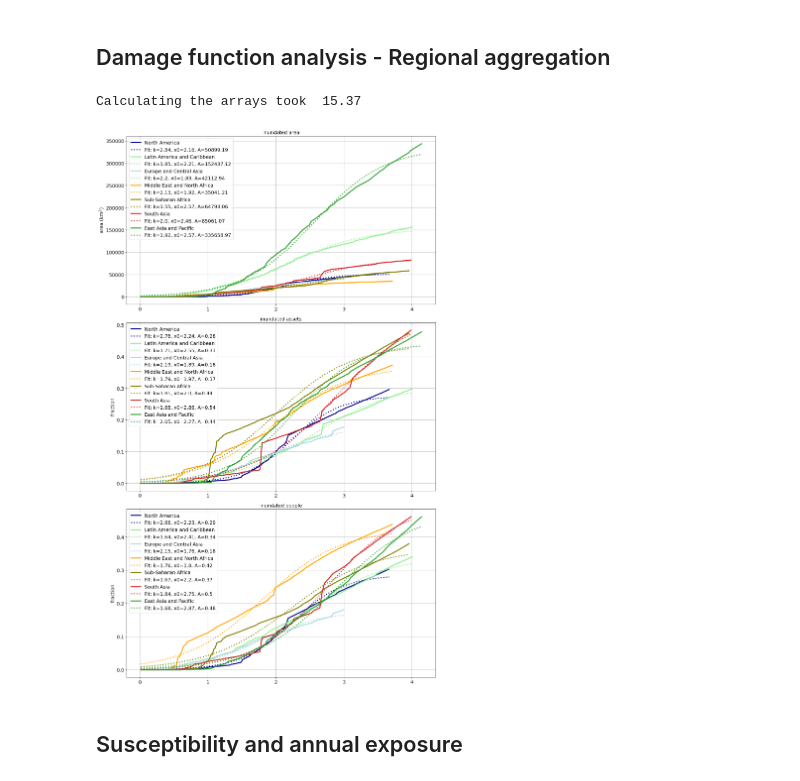
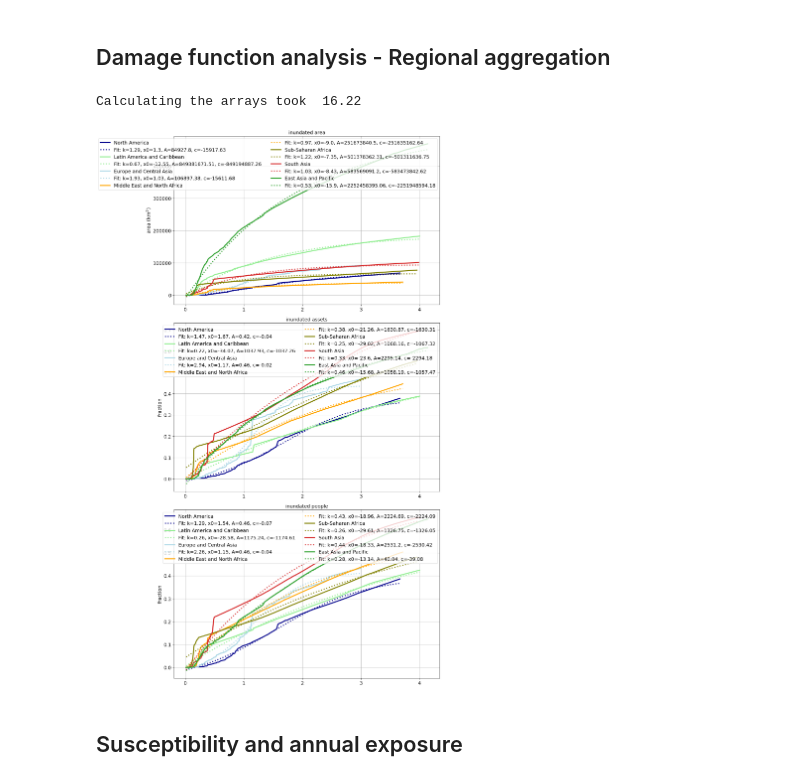
Before and after one commit to lnnrtrmm/FRISIA, a Jupyter notebook: processing/createNewAggregation_SLIIDERS.ipynb, the cells around one changed output. Saved outputs shown, nothing was run; the diff lists cells and outputs as text; code cells hidden in the pictures.

Commit message:
Updating input data to assume inundation when below 1-in-1 year retur height

```diff
--- a/processing/createNewAggregation_SLIIDERS.ipynb
+++ b/processing/createNewAggregation_SLIIDERS.ipynb
@@ -182,6 +182,7 @@ surge10 = seg_surges[:,0]
 surge100 = seg_surges[:,1]
 surge1000 = seg_surges[:,2]
 surge10000 = seg_surges[:,3]
+surge1 = surge10 - (surge100 - surge10) # approximate the 1-in-1 year return height
 
 global_pop = np.sum(seg_mask[np.newaxis,:,np.newaxis] * seg_pop, axis=1)
 global_cap = np.sum(seg_mask[np.newaxis,:,np.newaxis] * seg_cap, axis=1)
@@ -310,6 +311,7 @@ regional_slr = np.zeros((nreg,n_time_ext,nsce))
 
 coast_length_by_region = np.zeros((nreg))
 dike_height_by_region = np.zeros((nreg))
+surge1_by_region = np.zeros((nreg))
 surge10_by_region = np.zeros((nreg))
 surge100_by_region = np.zeros((nreg))
 surge1000_by_region = np.zeros((nreg))
@@ -369,6 +371,7 @@ for i, region in enumerate(seg_region):
             regional_slr[ireg,:,:] += local_SLRs[:,i,:] * seg_pop[:,i,:]
             coast_length_by_region[ireg] += seg_length[i]
             dike_height_by_region[ireg] += seg_H_init[i] * seg_length[i]
+            surge1_by_region[ireg] += surge1[i] * seg_length[i]
             surge10_by_region[ireg] += surge10[i] * seg_length[i]
             surge100_by_region[ireg] += surge100[i] * seg_length[i]
             surge1000_by_region[ireg] += surge1000[i] * seg_length[i]
@@ -390,7 +393,6 @@ surge10_by_region = surge10_by_region / coast_length_by_region
 surge100_by_region = surge100_by_region / coast_length_by_region
 surge1000_by_region = surge1000_by_region / coast_length_by_region
 surge10000_by_region = surge10000_by_region / coast_length_by_region
-surge1_by_region = surge10_by_region - (surge100_by_region - surge10_by_region)
 
 regional_wt_MG = regional_wt_MG / regional_pop[:,0,0]
 regional_wt_GIS = regional_wt_GIS / regional_pop[:,0,0]
@@ -483,27 +485,26 @@ start = timer.time()
 for islr in range(n_time_ext):
     lsl = local_SLRs[islr,:,-1]
 
-    inundated_regional_area[:, islr]   = np.bincount(regional_mask, weights=np.where(seg_mask, calc_flooding_SLIIDERS(lsl, seg_H_init, area), 0.0))
-    inundated_regional_people[:, islr] = np.bincount(regional_mask, weights=np.where(seg_mask, calc_flooding_SLIIDERS(lsl, seg_H_init, pop_init), 0.0)) / regional_pop[:,0,0]
-    inundated_regional_assets[:, islr] = np.bincount(regional_mask, weights=np.where(seg_mask, calc_flooding_SLIIDERS(lsl, seg_H_init, cap_init), 0.0)) / regional_cap[:,0,0]
+    inundated_regional_area[:, islr]   = np.bincount(regional_mask, weights=np.where(seg_mask, calc_flooding_SLIIDERS(lsl+surge1, seg_H_init, area), 0.0))
+    inundated_regional_people[:, islr] = np.bincount(regional_mask, weights=np.where(seg_mask, calc_flooding_SLIIDERS(lsl+surge1, seg_H_init, pop_init), 0.0)) / regional_pop[:,0,0]
+    inundated_regional_assets[:, islr] = np.bincount(regional_mask, weights=np.where(seg_mask, calc_flooding_SLIIDERS(lsl+surge1, seg_H_init, cap_init), 0.0)) / regional_cap[:,0,0]
 
-    inundated_regional_area2[:, islr]   = np.bincount(regional_mask, weights=np.where(seg_mask, calc_flooding_SLIIDERS(lsl, 0, area), 0.0))
-    inundated_regional_people2[:, islr] = np.bincount(regional_mask, weights=np.where(seg_mask, calc_flooding_SLIIDERS(lsl, 0, pop_init), 0.0)) / regional_pop[:,0,0]
-    inundated_regional_assets2[:, islr] = np.bincount(regional_mask, weights=np.where(seg_mask, calc_flooding_SLIIDERS(lsl, 0, cap_init), 0.0)) / regional_cap[:,0,0]
+    inundated_regional_area2[:, islr]   = np.bincount(regional_mask, weights=np.where(seg_mask, calc_flooding_SLIIDERS(lsl+surge1, 0, area), 0.0))
+    inundated_regional_people2[:, islr] = np.bincount(regional_mask, weights=np.where(seg_mask, calc_flooding_SLIIDERS(lsl+surge1, 0, pop_init), 0.0)) / regional_pop[:,0,0]
+    inundated_regional_assets2[:, islr] = np.bincount(regional_mask, weights=np.where(seg_mask, calc_flooding_SLIIDERS(lsl+surge1, 0, cap_init), 0.0)) / regional_cap[:,0,0]
 
 end = timer.time()
 print('Calculating the arrays took ', np.round(end-start,2))
 # %% [output]
-Calculating the arrays took  15.37
+Calculating the arrays took  16.22
 # %%
+area_fit_params = np.zeros((nreg,4))
+asset_fit_params = np.zeros((nreg,4))
+people_fit_params = np.zeros((nreg,4))
 
-area_fit_params = np.zeros((nreg,3))
-asset_fit_params = np.zeros((nreg,3))
-people_fit_params = np.zeros((nreg,3))
-
-area_fit_stdev = np.zeros((nreg,3))
-asset_fit_stdev = np.zeros((nreg,3))
-people_fit_stdev = np.zeros((nreg,3))
+area_fit_stdev = np.zeros((nreg,4))
+asset_fit_stdev = np.zeros((nreg,4))
+people_fit_stdev = np.zeros((nreg,4))
 
 area_fit_params2 = np.zeros((nreg,2))
 asset_fit_params2 = np.zeros((nreg,2))
@@ -514,11 +515,11 @@ asset_fit_stdev2 = np.zeros((nreg,2))
 people_fit_stdev2 = np.zeros((nreg,2))
 
 for ireg in range(nreg):
-    area_p, cov = curve_fit(logistic_function, ref_SLR[ireg], inundated_regional_area[ireg], p0=[1.0, 10.0, 3.0e6], maxfev=10000)
+    area_p, cov = curve_fit(logistic_function2, ref_SLR[ireg], inundated_regional_area[ireg], p0=[1.0, 10.0, 3.0e6, -0.3], maxfev=10000)
     area_fit_stdev[ireg,:] = np.sqrt(np.diag(cov))
-    asset_p, cov = curve_fit(logistic_function, ref_SLR[ireg], inundated_regional_assets[ireg], p0=[1.0, 1.0, 10.0], maxfev=10000)
+    asset_p, cov = curve_fit(logistic_function2, ref_SLR[ireg], inundated_regional_assets[ireg], p0=[1.0, 2.0, 1.0, -1.0], maxfev=10000)
     asset_fit_stdev[ireg,:] = np.sqrt(np.diag(cov))
-    people_p, cov = curve_fit(logistic_function, ref_SLR[ireg], inundated_regional_people[ireg], p0=[1.0, 1.0, 5.0], maxfev=10000)
+    people_p, cov = curve_fit(logistic_function2, ref_SLR[ireg], inundated_regional_people[ireg], p0=[1.0, 1.0, 5.0, -0.3], maxfev=10000)
     people_fit_stdev[ireg,:] = np.sqrt(np.diag(cov))
 
     area_fit_params[ireg,:] = area_p[:]
@@ -538,10 +539,10 @@ for ireg in range(nreg):
 
 
     #### Fill in the fit parameters for inundation
-    fit_params_with_initial_dikes[ireg,:3,:3] = np.asarray([area_fit_params[ireg], asset_fit_params[ireg], people_fit_params[ireg]])
+    fit_params_with_initial_dikes[ireg,:3,:4] = np.asarray([area_fit_params[ireg], asset_fit_params[ireg], people_fit_params[ireg]])
     fit_params_without_initial_dikes[ireg,:3,:2] = np.asarray([area_fit_params2[ireg], asset_fit_params2[ireg], people_fit_params2[ireg]])
 
-    fit_params_with_initial_dikes[ireg,:3,4:7] = np.asarray([area_fit_stdev[ireg], asset_fit_stdev[ireg], people_fit_stdev[ireg]])
+    fit_params_with_initial_dikes[ireg,:3,4:] = np.asarray([area_fit_stdev[ireg], asset_fit_stdev[ireg], people_fit_stdev[ireg]])
     fit_params_without_initial_dikes[ireg,:3,3:5] = np.asarray([area_fit_stdev2[ireg], asset_fit_stdev2[ireg], people_fit_stdev2[ireg]])
 # %%
 # data/plot loop
@@ -563,37 +564,37 @@ wFit = True
 
 font=14
 plt.figure(figsize=(14,30), facecolor='white')
 plt.rcParams.update({'font.size': font})
 plt.rc('xtick', labelsize=font)
 plt.rc('ytick', labelsize=font)
 
 for idat, dat in enumerate(data):
     plt.subplot(411+idat)
     ax=plt.gca()
     ax.set_title(titles[idat], fontsize=font)
     #ax.set_xlim(0,3)
     ax.set_ylabel(ylabels[idat], fontsize=font)
     for ireg, region in enumerate(region_names):
         if wInitialFP:
             ax.plot(ref_SLR[ireg], dat[ireg], linewidth=3, label=labels[ireg], color=colors[ireg])
-            if wFit: ax.plot(ref_SLR[ireg], logistic_function2(ref_SLR[ireg], k=fit_params[idat][ireg,0], x0=fit_params[idat][ireg,1], A=fit_params[idat][ireg,2]), linewidth=3, linestyle=':',
-                             label='Fit: k='+str(np.round(fit_params[idat][ireg,0],2))+', x0='+str(np.round(fit_params[idat][ireg,1],2))+', A='+str(np.round(fit_params[idat][ireg,2],2)),
+            if wFit: ax.plot(ref_SLR[ireg], logistic_function2(ref_SLR[ireg], k=fit_params[idat][ireg,0], x0=fit_params[idat][ireg,1], A=fit_params[idat][ireg,2], c=fit_params[idat][ireg,3]), linewidth=3, linestyle=':',
+                             label='Fit: k='+str(np.round(fit_params[idat][ireg,0],2))+', x0='+str(np.round(fit_params[idat][ireg,1],2))+', A='+str(np.round(fit_params[idat][ireg,2],2))+', c='+str(np.round(fit_params[idat][ireg,3],2)),
                              color=colors[ireg])
         if woInitialFP:
             ax.plot(ref_SLR[ireg], data2[idat][ireg], linewidth=3, label=labels[ireg]+' w/o initial fp', color=colors[ireg], alpha=0.4)
 
             if wFit: ax.plot(ref_SLR[ireg], log_function(ref_SLR[ireg], a=fit_params2[idat][ireg,0], b=fit_params2[idat][ireg,1]), linewidth=3, linestyle=':',
                              label='Fit: a='+str(np.round(fit_params2[idat][ireg,0],2))+', b='+str(np.round(fit_params2[idat][ireg,1],2)),
                              color=colors[ireg], alpha=0.4)
 
 
     ax.grid(which='major')
-    ax.legend()
+    ax.legend(ncol=2)
 
 plt.tight_layout()
 plt.show()
 # %% [output]
-[figure, old version]
+[figure, new version]
 # %% [markdown]
 ## Susceptibility and annual exposure
 # %%
```
Also changed, not shown: parts of 2 cells of this notebook, 28 other files.
